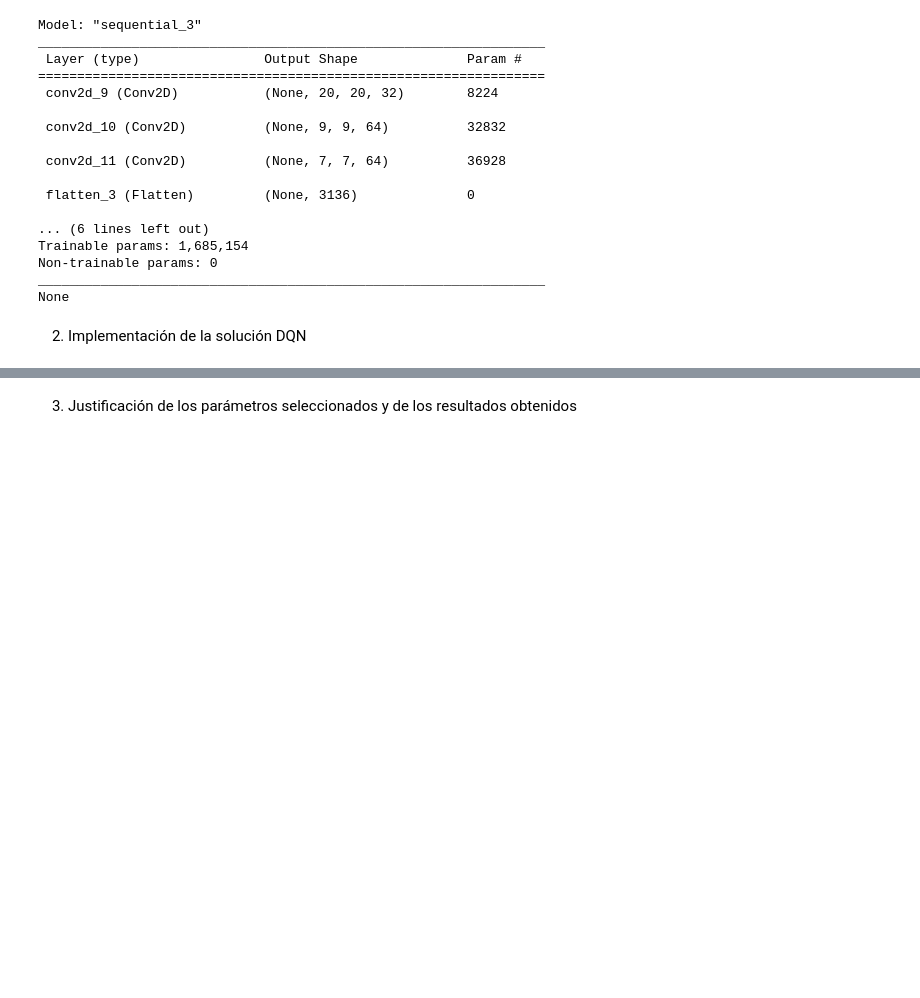
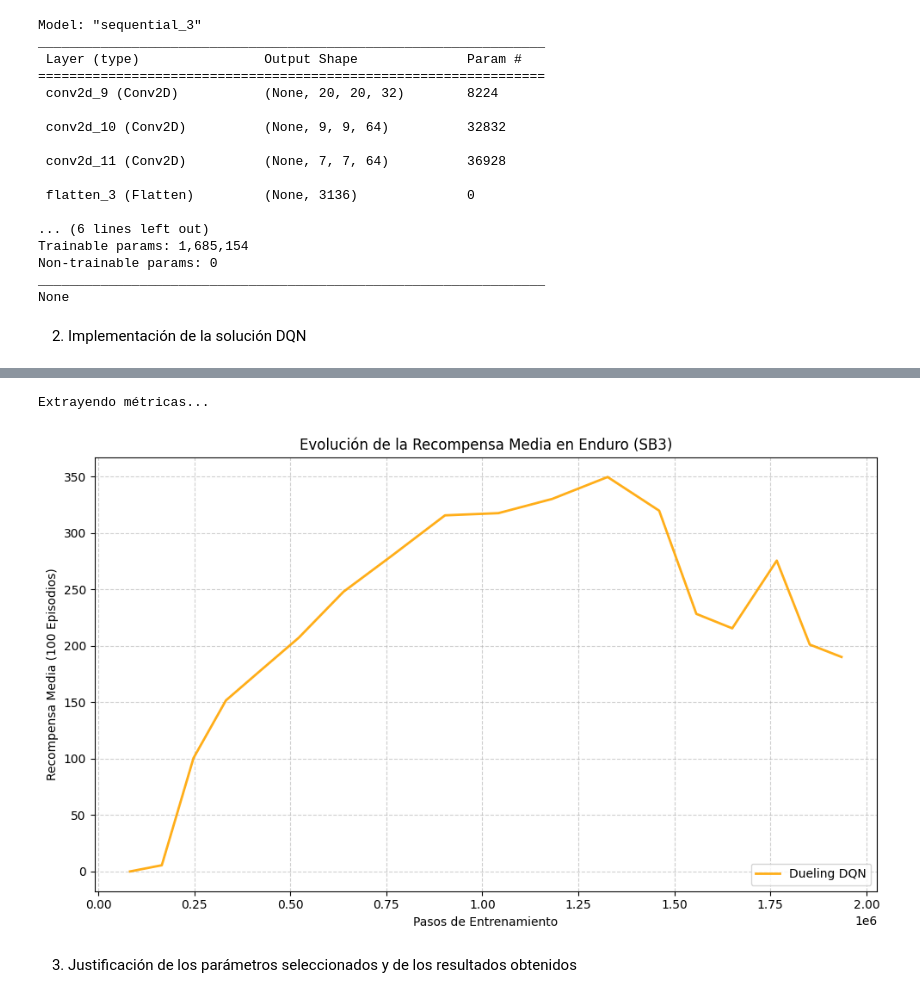
Before and after one commit to Ivavil/Trabajo_practico_RL, a Jupyter notebook: Proyecto_práctico.ipynb, the cells around one changed output, grey strips where cells are left out. Cells and saved outputs as stored; diff of their text form; code cells hidden in the pictures; blank space fills up the shorter version.

Commit message:
Added Dueling DQN variant, training and evaluation into part 3

```diff
--- a/Proyecto_práctico.ipynb
+++ b/Proyecto_práctico.ipynb
@@ -270,2 +481,51 @@ dqn.test(env, nb_episodes=10, visualize=False)
+# %%
+# ========================================
+# GRÁFICA DE RENDIMIENTO DESDE TENSORBOARD
+# ========================================
+import os
+from tensorboard.backend.event_processing.event_accumulator import EventAccumulator
+import matplotlib.pyplot as plt
+
+# 1. Definir la ruta de los logs de TensorBoard de SB3
+# Nota: Si el log está en DQN_2 o DQN_3, cámbialo aquí
+log_dir_dueling = './dueling_dqn_tensorboard/DQN_1'
+
+try:
+    print("Extrayendo métricas...")
+    event_acc_dueling = EventAccumulator(log_dir_dueling)
+    event_acc_dueling.Reload()
+
+    # 2. Extraer la recompensa media ('rollout/ep_rew_mean' es la etiqueta de SB3)
+    if 'rollout/ep_rew_mean' in event_acc_dueling.Tags()['scalars']:
+
+        # Extraemos leyendo las propiedades del objeto ScalarEvent
+        events_dueling = event_acc_dueling.Scalars('rollout/ep_rew_mean')
+        step_nums_dueling = [event.step for event in events_dueling]
+        vals_dueling = [event.value for event in events_dueling]
+
+        # 3. Graficar la evolución
+        plt.figure(figsize=(10, 6))
+
+        # Dibujamos la línea del Dueling DQN
+        plt.plot(step_nums_dueling, vals_dueling, label='Dueling DQN', color='orange', alpha=0.9, linewidth=2)
+
+        # Configuración visual de la gráfica
+        plt.title('Evolución de la Recompensa Media en Enduro (SB3)')
+        plt.xlabel('Pasos de Entrenamiento')
+        plt.ylabel('Recompensa Media (100 Episodios)')
+        plt.legend(loc='lower right')
+        plt.grid(True, linestyle='--', alpha=0.6)
+
+        # Mostrar la gráfica
+        plt.tight_layout()
+        plt.show()
+    else:
+        print("Error: No se encontró la etiqueta 'rollout/ep_rew_mean' en el log.")
+
+except Exception as e:
+    print(f"Error al procesar los logs de TensorBoard: {e}")
+# %% [output]
+Extrayendo métricas...
+[figure, added]
 # %% [markdown]
 3. Justificación de los parámetros seleccionados y de los resultados obtenidos
```
Also changed, not shown: parts of 8 cells of this notebook.
